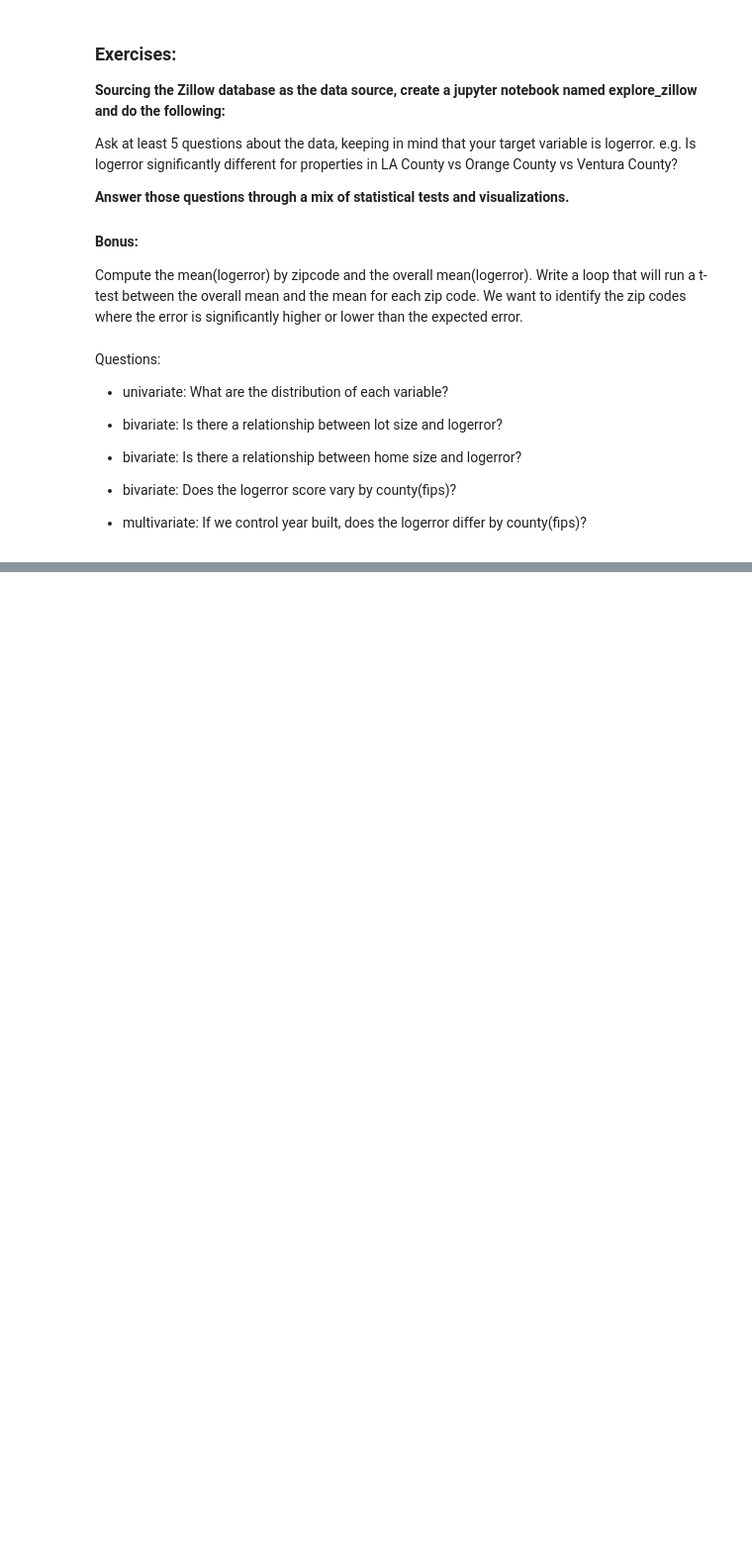
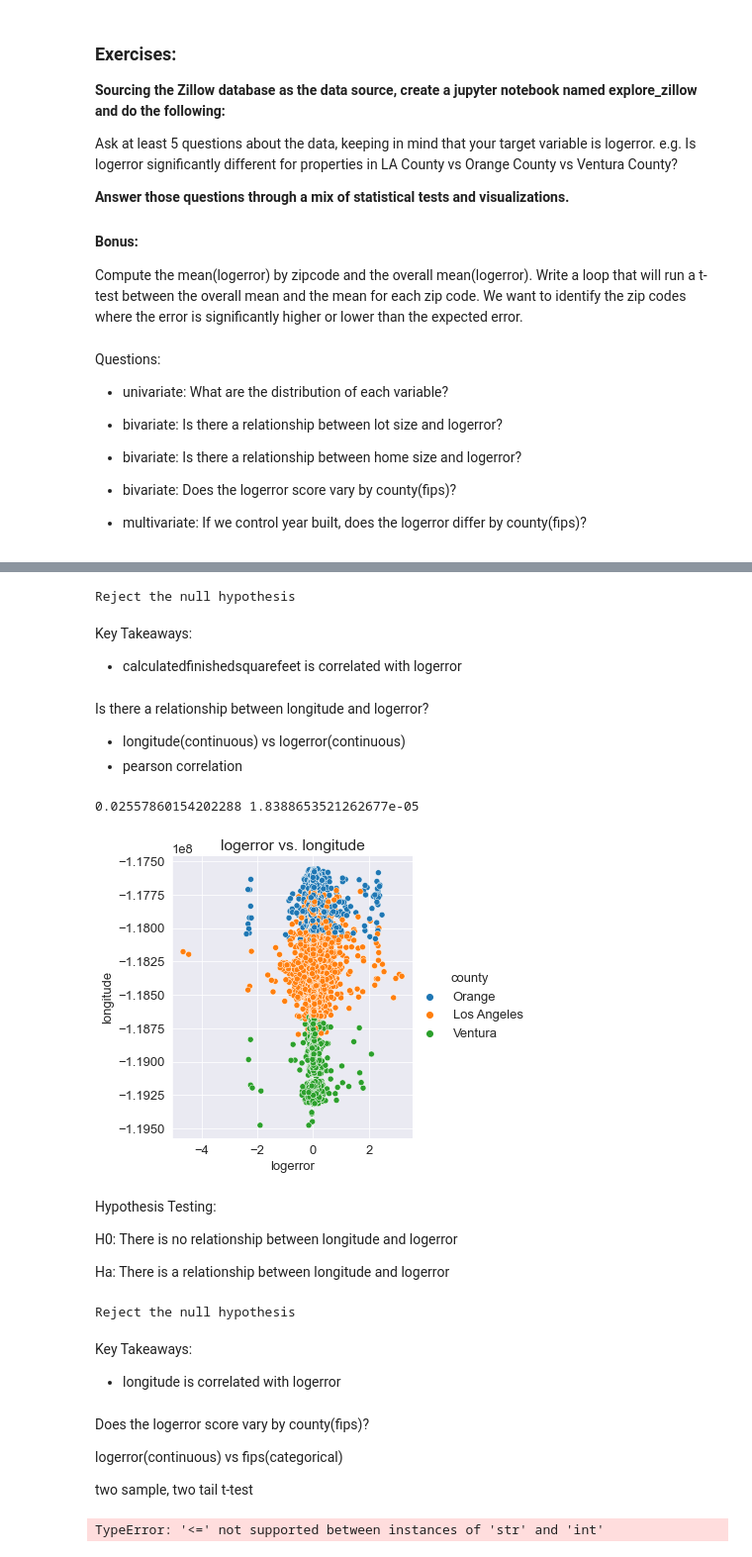
Before and after one commit to craigcalzado/clustering-exercises, a Jupyter notebook: explore_zillow.ipynb, the cells around one changed output, grey strips where cells are left out. Shown at 99% size. Drawn from its saved outputs; the diff is of its cells as text; code cells hidden in the pictures; blank space fills up the shorter version.

```diff
--- a/explore_zillow.ipynb
+++ b/explore_zillow.ipynb
@@ -31,0 +151,64 @@ df = zillow_wrangle.get_zillow_data()
+# %%
+# set alpha to 0.05 for hypothesis testing
+alpha = 0.05
+
+if p_value < alpha:
+    print('Reject the null hypothesis')
+else:
+    print('Fail to reject the null hypothesis')
+# %% [output]
+Reject the null hypothesis
+# %% [markdown]
+Key Takeaways:
+- calculatedfinishedsquarefeet is correlated with logerror
+# %% [markdown]
+Is there a relationship between longitude and logerror?
+
+  - longitude(continuous) vs logerror(continuous)
+  - pearson correlation
+# %%
+# utilize pearsonr function to find the correlation between the variables
+corr, p_value = stats.pearsonr(train['logerror'], train['longitude'])
+print(corr, p_value)
+# %% [output]
+0.02557860154202288 1.8388653521262677e-05
+# %%
+# visualize the correlation between the variables
+sns.set_style("darkgrid")
+sns.relplot(x='logerror', y='longitude', data=train, hue='county')
+plt.title('logerror vs. longitude')
+plt.xlabel('logerror')
+plt.ylabel('longitude')
+plt.show()
+# %% [output]
+[figure, added]
+# %% [markdown]
+Hypothesis Testing:
+
+H0: There is no relationship between longitude and logerror
+
+Ha: There is a relationship between longitude and logerror
+# %%
+# set alpha to 0.05 for hypothesis testing
+alpha = 0.05
+
+if p_value < alpha:
+    print('Reject the null hypothesis')
+else:
+    print('Fail to reject the null hypothesis')
+# %% [output]
+Reject the null hypothesis
+# %% [markdown]
+Key Takeaways:
+- longitude is correlated with logerror
+# %% [markdown]
+Does the logerror score vary by county(fips)?
+
+logerror(continuous) vs fips(categorical)
+
+two sample, two tail t-test
+# %%
+# test the assumption of equal variance
+stats.levene(train[train.fips <= 6037].logerror, train[train.fips > 6037].logerror)
+# %% [output]
+TypeError: '<=' not supported between instances of 'str' and 'int'
```
Also changed, not shown: parts of 25 cells of this notebook.
